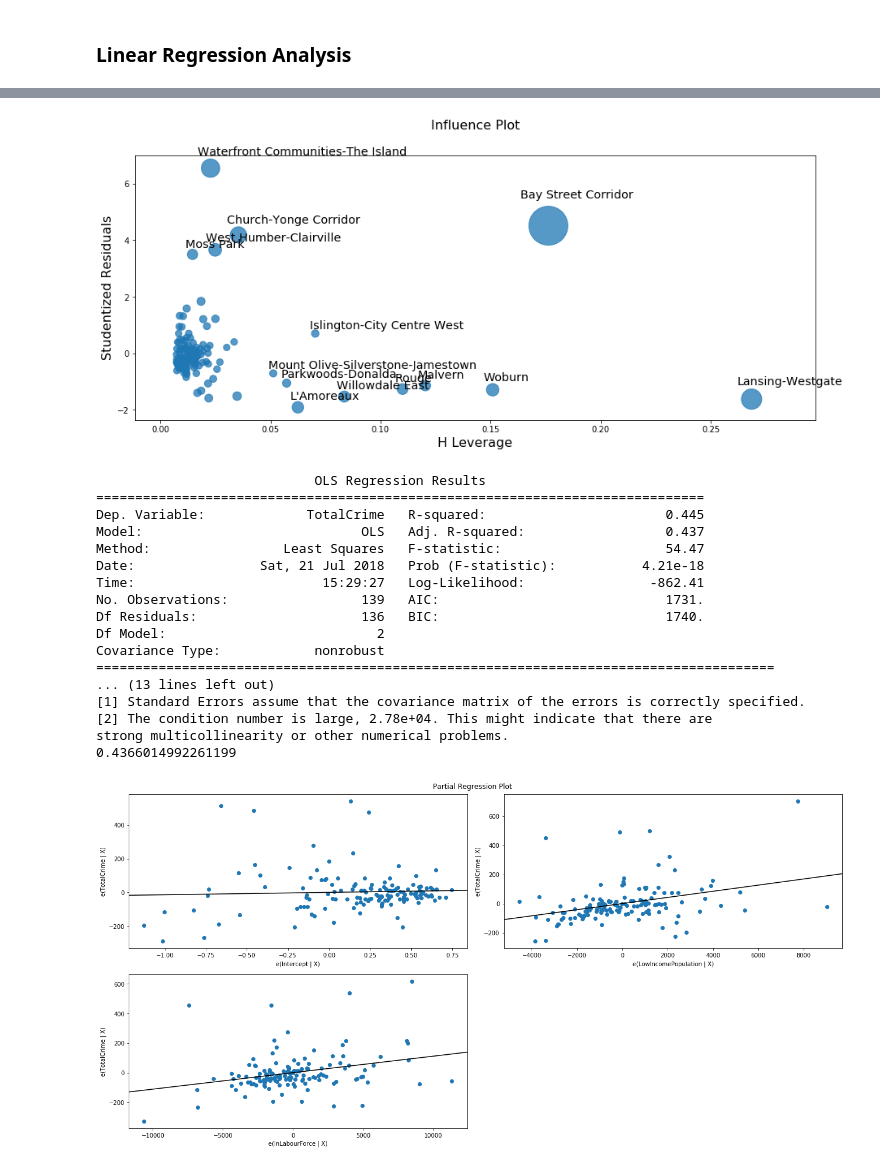
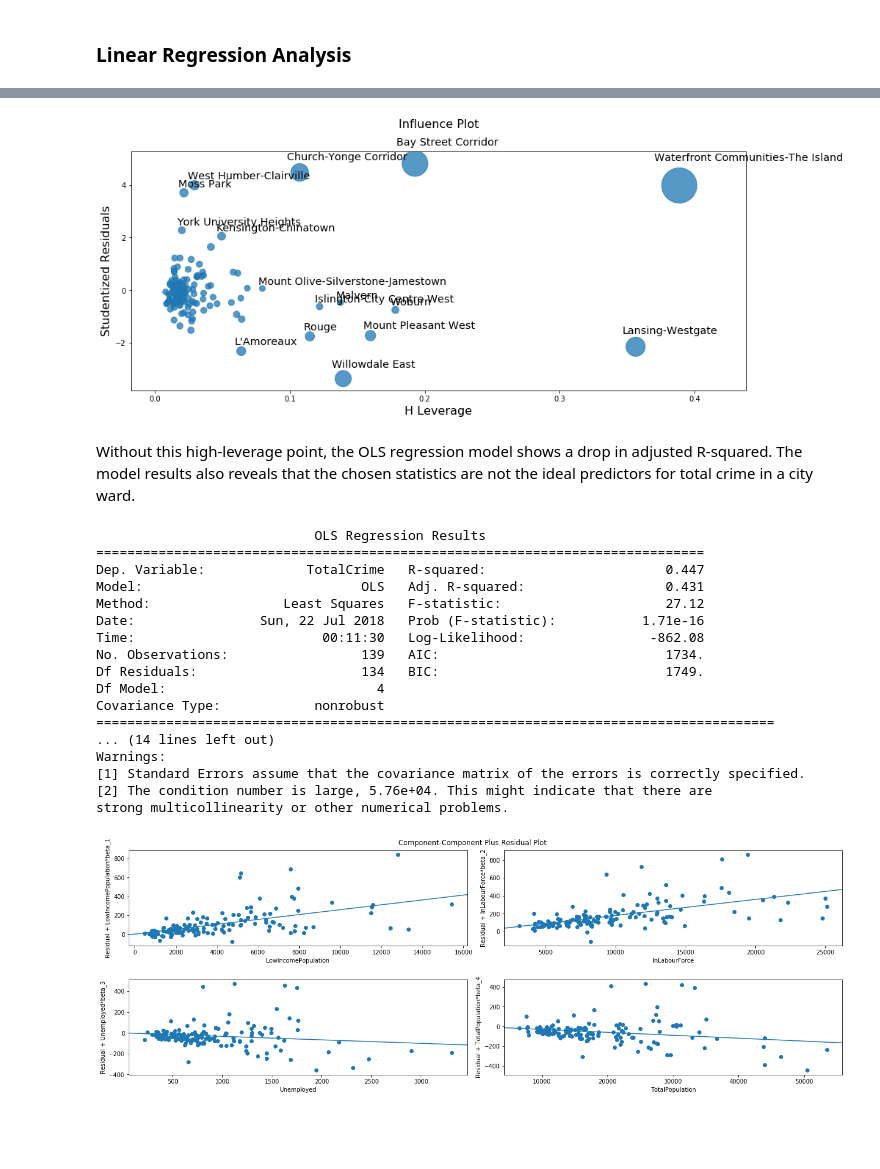
Before and after one commit to elauws/UofT3251, a Jupyter notebook: Analysis.ipynb, the cells around one changed output, grey strips where cells are left out. Saved outputs shown, nothing was run; the diff lists cells and outputs as text; code cells hidden in the pictures; blank space fills up the shorter version.

```diff
--- a/Analysis.ipynb
+++ b/Analysis.ipynb
@@ -182,0 +226,7 @@ Given the Toronto Island has low population and is
+# %%
+model_allcrime_econdemo = ols("TotalCrime ~ LowIncomePopulation + InLabourForce + Unemployed + TotalPopulation", data=toronto2014).fit()
+print(model_allcrime_econdemo.summary())
+
+fig = plt.figure(figsize=(18,9))
+fig = sm.graphics.plot_ccpr_grid(model_allcrime_econdemo, fig=fig)
+plt.savefig("Crime_EconPop")
@@ -183,32 +258,37 @@ Given the Toronto Island has low population and is
 # %%
 fig, ax = plt.subplots(figsize=(15,6))
 plt.title("", y=1.08)
-fig = sm.graphics.influence_plot(model_allcrime, ax=ax)
+fig = sm.graphics.influence_plot(model_allcrime_econdemo, ax=ax)
+plt.savefig("InfluencePlotAll")
 # %% [output]
-[figure, old version]
+[figure, new version]
+# %% [markdown]
+Without this high-leverage point, the OLS regression model shows a drop in adjusted R-squared. The model results also reveals that the chosen statistics are not the ideal predictors for total crime in a city ward.
 # %%
 subset = ~toronto2014.index.isin(["Waterfront Communities-The Island"])
-model_allcrime2 = ols("TotalCrime ~ LowIncomePopulation + InLabourForce", data=toronto2014, subset=subset).fit()
-print(model_allcrime2.summary())
+
+model_allcrime_econdemo2 = ols("TotalCrime ~ LowIncomePopulation + InLabourForce + Unemployed + TotalPopulation", data=toronto2014, subset=subset).fit()
+print(model_allcrime_econdemo2.summary())
 
 fig = plt.figure(figsize=(18,9))
-fig = sm.graphics.plot_partregress_grid(model_allcrime2,fig=fig)
+fig = sm.graphics.plot_ccpr_grid(model_allcrime_econdemo2,fig=fig)
+plt.savefig("InfluencePlotWithoutWaterfront")
 # %% [output]
                             OLS Regression Results
 ==============================================================================
-Dep. Variable:             TotalCrime   R-squared:                       0.445
-Model:                            OLS   Adj. R-squared:                  0.437
-Method:                 Least Squares   F-statistic:                     54.47
-Date:                Sat, 21 Jul 2018   Prob (F-statistic):           4.21e-18
-Time:                        15:29:27   Log-Likelihood:                -862.41
-No. Observations:                 139   AIC:                             1731.
-Df Residuals:                     136   BIC:                             1740.
-Df Model:                           2
+Dep. Variable:             TotalCrime   R-squared:                       0.447
+Model:                            OLS   Adj. R-squared:                  0.431
+Method:                 Least Squares   F-statistic:                     27.12
+Date:                Sun, 22 Jul 2018   Prob (F-statistic):           1.71e-16
+Time:                        00:11:30   Log-Likelihood:                -862.08
+No. Observations:                 139   AIC:                             1734.
+Df Residuals:                     134   BIC:                             1749.
+Df Model:                           4
 Covariance Type:            nonrobust
 =======================================================================================
-... (13 lines left out)
+... (14 lines left out)
+Warnings:
 [1] Standard Errors assume that the covariance matrix of the errors is correctly specified.
-[2] The condition number is large, 2.78e+04. This might indicate that there are
+[2] The condition number is large, 5.76e+04. This might indicate that there are
 strong multicollinearity or other numerical problems.
-0.4366014992261199
-[figure, old version]
+[figure, new version]
```
Also changed, not shown: parts of 21 cells of this notebook.
